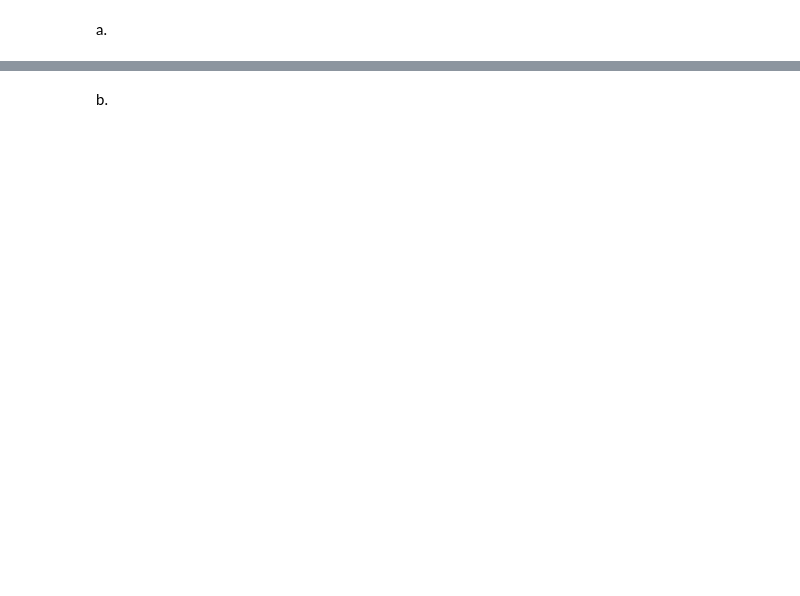
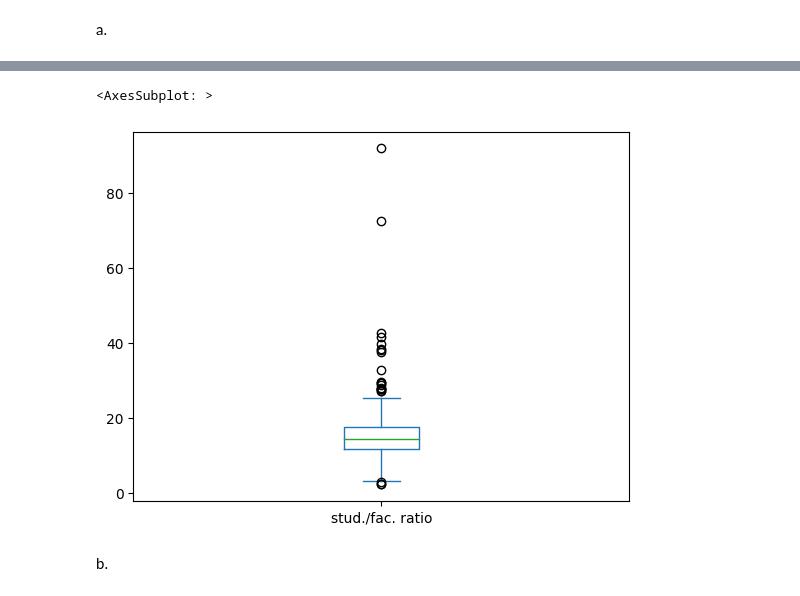
Before and after one commit to ColeDM-2020/Hands-On-Data-INST-447, a Jupyter notebook: Chapter05/Chaper 5 Excercises.ipynb, the cells around one changed output, grey strips where cells are left out. Cells and saved outputs as stored; diff of their text form; code cells hidden in the pictures; blank space fills up the shorter version.

```diff
--- a/Chapter05/Chaper 5 Excercises.ipynb
+++ b/Chapter05/Chaper 5 Excercises.ipynb
@@ -34,2 +42,7 @@ a.
+# %%
+uni_df['stud./fac. ratio'].plot.box()
+# %% [output]
+<AxesSubplot: >
+[figure, added]
 # %% [markdown]
 b.
```
Also changed, not shown: parts of 6 cells of this notebook.
